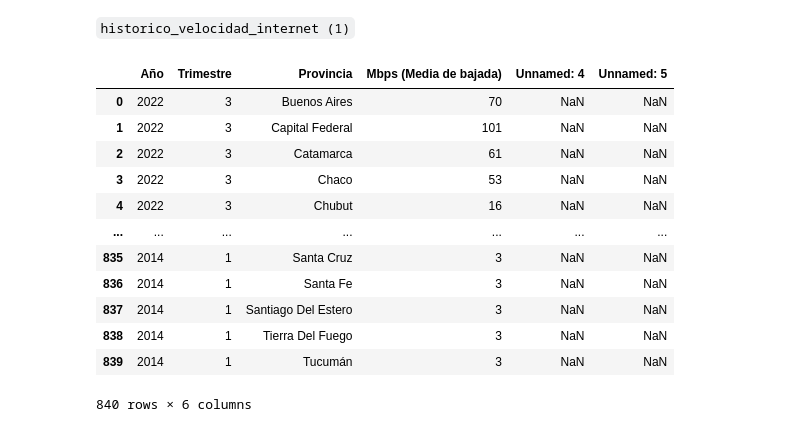
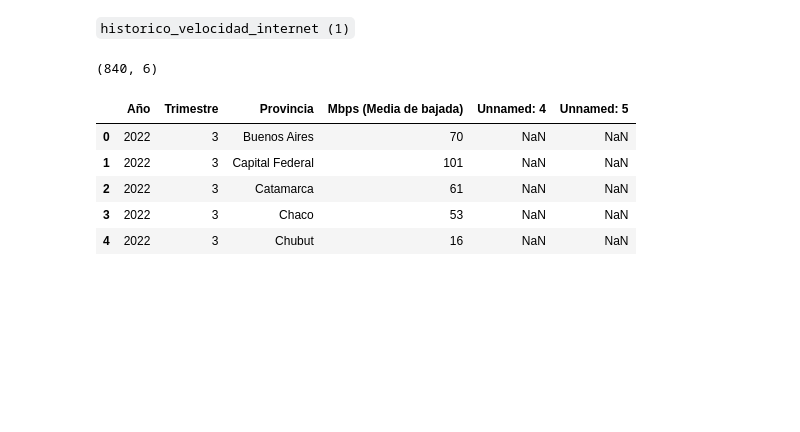
Before and after one commit to juanmaluna21/PI-DataAnalyst, a Jupyter notebook: dea_main.ipynb, the cells around one changed output. Saved outputs shown, nothing was run; the diff lists cells and outputs as text; code cells hidden in the pictures; blank space fills up the shorter version.

```diff
--- a/dea_main.ipynb
+++ b/dea_main.ipynb
@@ -981,19 +1008,14 @@ Not relevant for this analysis
 # %% [markdown]
 `historico_velocidad_internet (1)`
 # %%
-historico_velinternet1= pd.read_csv(r'Datasets_import\historico_velocidad_internet (1).csv')
-historico_velinternet1
+download_speed_perstate= pd.read_csv(r'Datasets_import\historico_velocidad_internet (1).csv')
+print(download_speed_perstate.shape)
+download_speed_perstate.head()
 # %% [output]
+(840, 6)
 |  | Año | Trimestre | Provincia | Mbps (Media de bajada) | Unnamed: 4 | Unnamed: 5 |
 | 0 | 2022 | 3 | Buenos Aires | 70 | NaN | NaN |
 | 1 | 2022 | 3 | Capital Federal | 101 | NaN | NaN |
 | 2 | 2022 | 3 | Catamarca | 61 | NaN | NaN |
 | 3 | 2022 | 3 | Chaco | 53 | NaN | NaN |
 | 4 | 2022 | 3 | Chubut | 16 | NaN | NaN |
-| ... | ... | ... | ... | ... | ... | ... |
-| 835 | 2014 | 1 | Santa Cruz | 3 | NaN | NaN |
-| 836 | 2014 | 1 | Santa Fe | 3 | NaN | NaN |
-| 837 | 2014 | 1 | Santiago Del Estero | 3 | NaN | NaN |
-| 838 | 2014 | 1 | Tierra Del Fuego | 3 | NaN | NaN |
-| 839 | 2014 | 1 | Tucumán | 3 | NaN | NaN |
-840 rows × 6 columns
```
Also changed, not shown: parts of 20 cells of this notebook, 3 other files.
